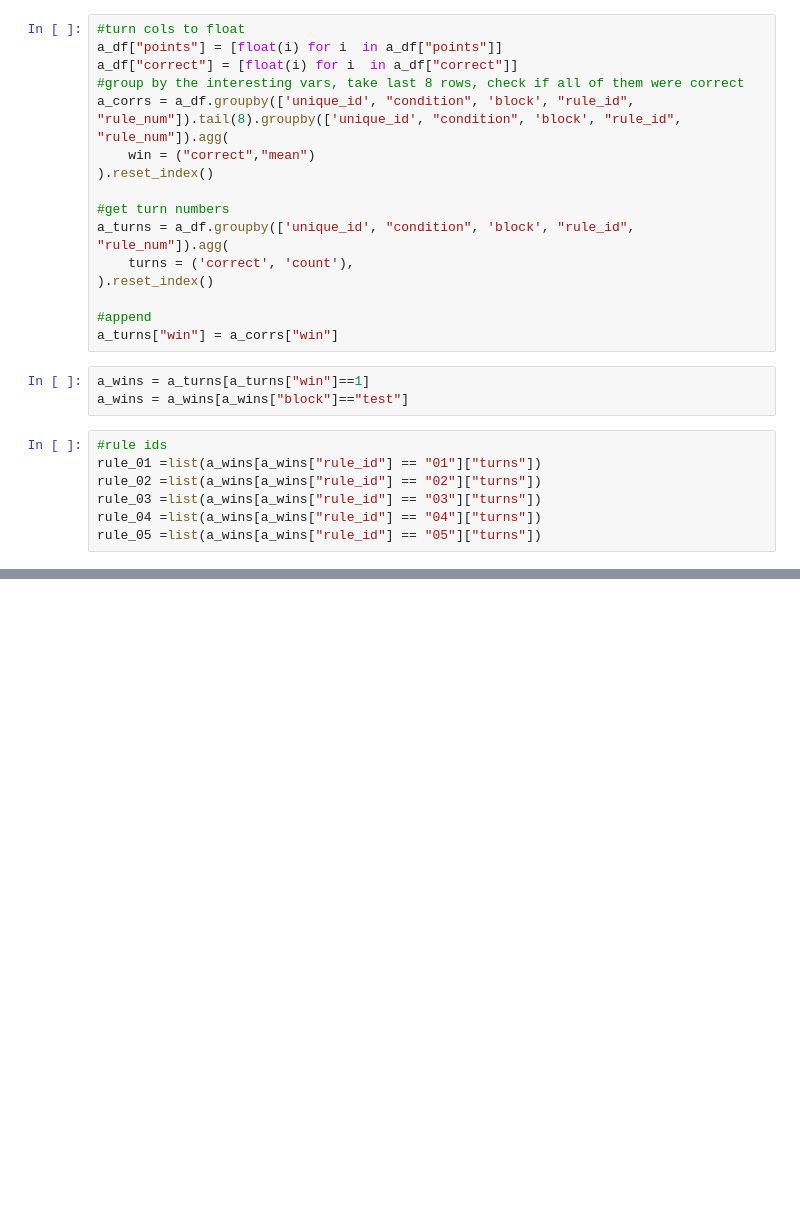
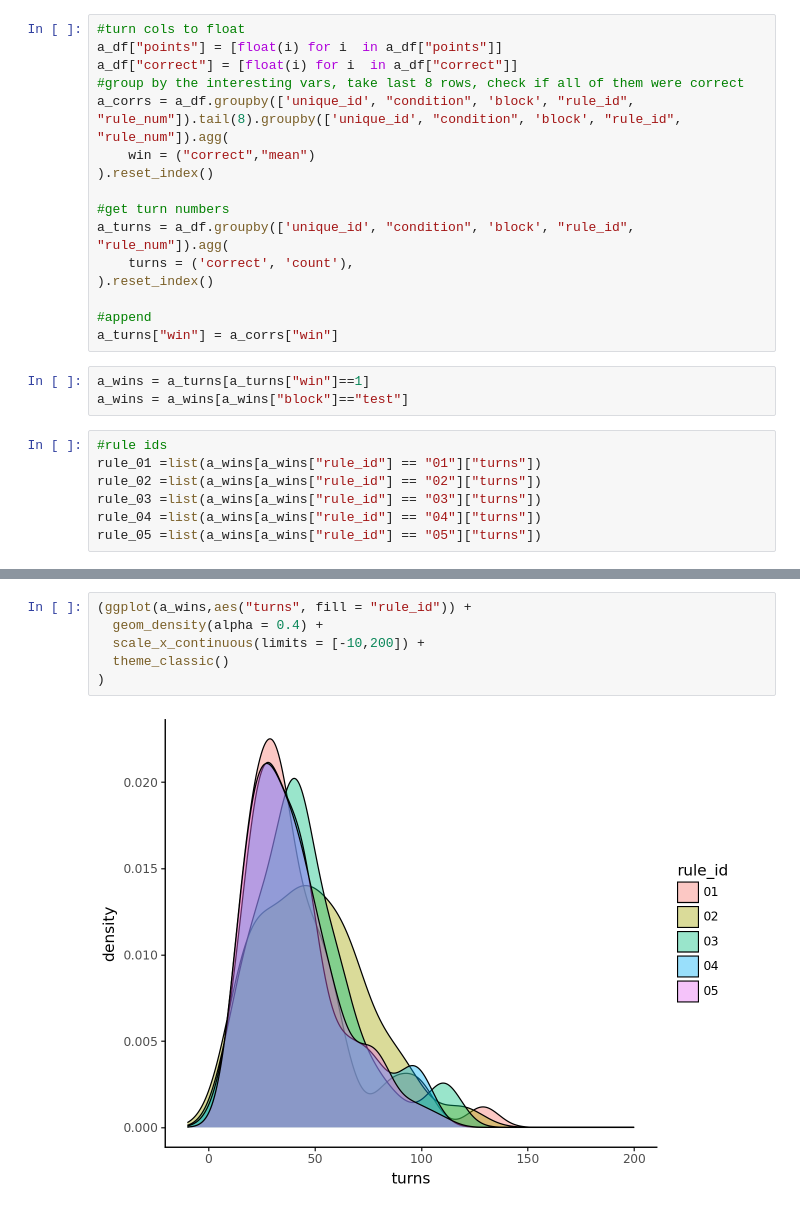
Before and after one commit to Rohambarack/alien_filter, a Jupyter notebook: pg/gtp.ipynb, the cells around one changed output, grey strips where cells are left out. Saved outputs shown, nothing was run; the diff lists cells and outputs as text; blank space fills up the shorter version.

```diff
--- a/pg/gtp.ipynb
+++ b/pg/gtp.ipynb
@@ -178,3 +195,11 @@ e = pd.DataFrame({"N":idxs,"p":r5_p_vals})
 )
 # %% [output]
 [figure]
+# %%
+(ggplot(a_wins,aes("turns", fill = "rule_id")) +
+  geom_density(alpha = 0.4) +
+  scale_x_continuous(limits = [-10,200]) +
+  theme_classic()
+)
+# %% [output]
+[figure, added]
```
Also changed, not shown: parts of 7 cells of this notebook, 5 other files.
